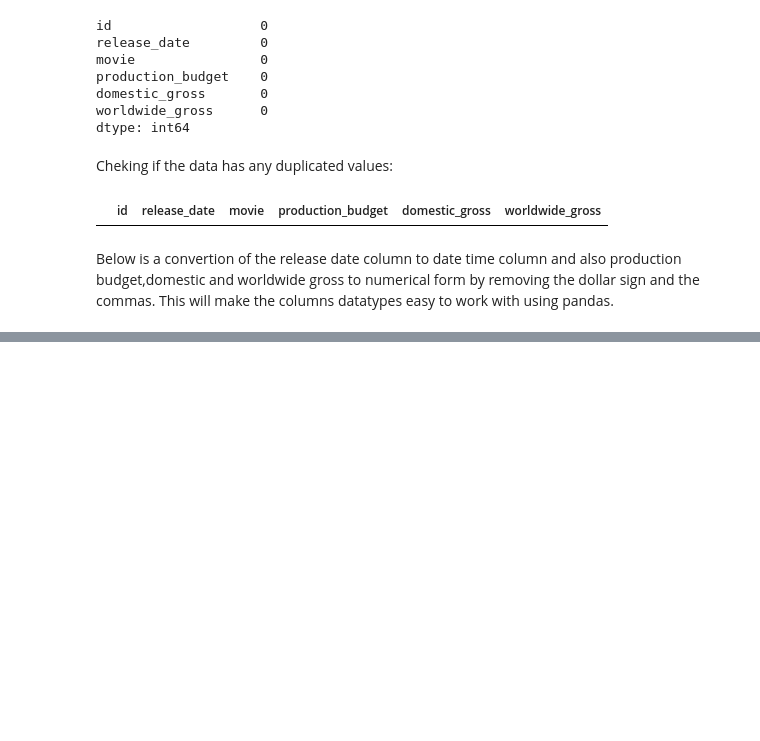
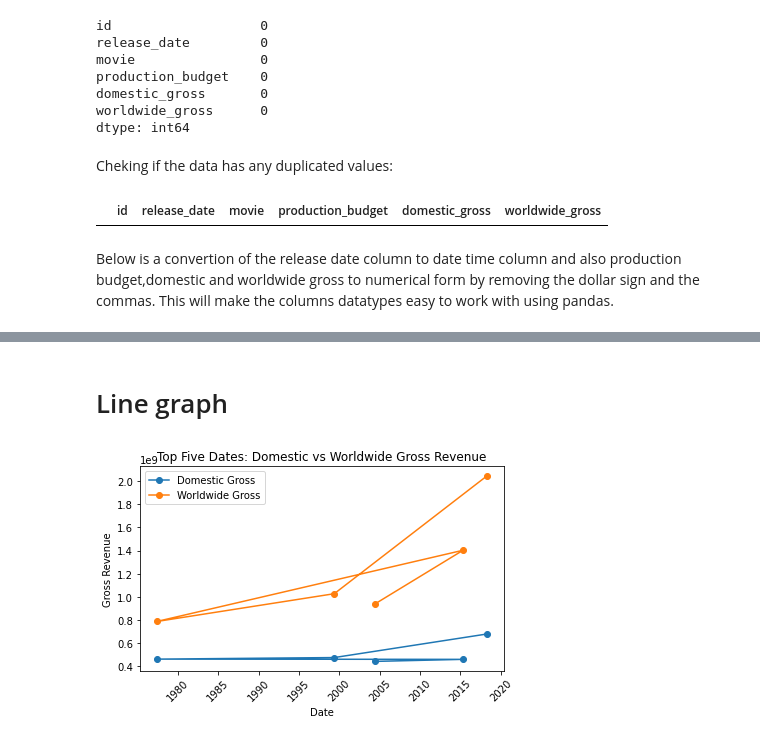
Before and after one commit to AgathaNyambati/Microsoft_studio_project, a Jupyter notebook: Microsoftstudio.ipynb, the cells around one changed output, grey strips where cells are left out. Saved outputs shown, nothing was run; the diff lists cells and outputs as text; code cells hidden in the pictures; blank space fills up the shorter version.

Commit message:
high average domestic and worldwide gross based on release date and its graph

```diff
--- a/Microsoftstudio.ipynb
+++ b/Microsoftstudio.ipynb
@@ -429,0 +432,8 @@ tn_movie.head()
+# %%
+#Calculate average domestic and worldwide gross by release_date
+avg_gross_by_date = tn_movie.groupby('release_date')[['domestic_gross', 'worldwide_gross', ]].mean()
+
+# Sort the DataFrame by column (highest to lowest)
+avg_gross_by_date = avg_gross_by_date.sort_values(by=['domestic_gross', 'worldwide_gross'], ascending=False)
+
+avg_gross_by_date.head()
@@ -429,0 +448,27 @@ tn_movie.head()
+# %% [markdown]
+# Line graph
+# %%
+# Sort the DataFrame by 'domestic_gross' and 'worldwide_gross' in descending order
+avg_gross_by_date = avg_gross_by_date.sort_values(by=['domestic_gross', 'worldwide_gross'], ascending=False)
+
+# Select only the top five rows
+top_five_dates = avg_gross_by_date.head()
+
+# Plotting domestic gross for the top five dates
+plt.plot(top_five_dates.index, top_five_dates['domestic_gross'], label='Domestic Gross', marker='o')
+
+# Plotting worldwide gross for the top five dates
+plt.plot(top_five_dates.index, top_five_dates['worldwide_gross'], label='Worldwide Gross', marker='o')
+
+# Adding labels and title
+plt.xlabel('Date')
+plt.ylabel('Gross Revenue')
+plt.title('Top Five Dates: Domestic vs Worldwide Gross Revenue')
+plt.xticks(rotation=45)  # Rotate x-axis labels for better readability
+plt.legend()
+
+# Displaying the plot
+plt.tight_layout()  # Adjust layout to prevent overlapping labels
+plt.show()
+# %% [output]
+[figure, added]
```
Also changed, not shown: parts of 2 cells of this notebook.
